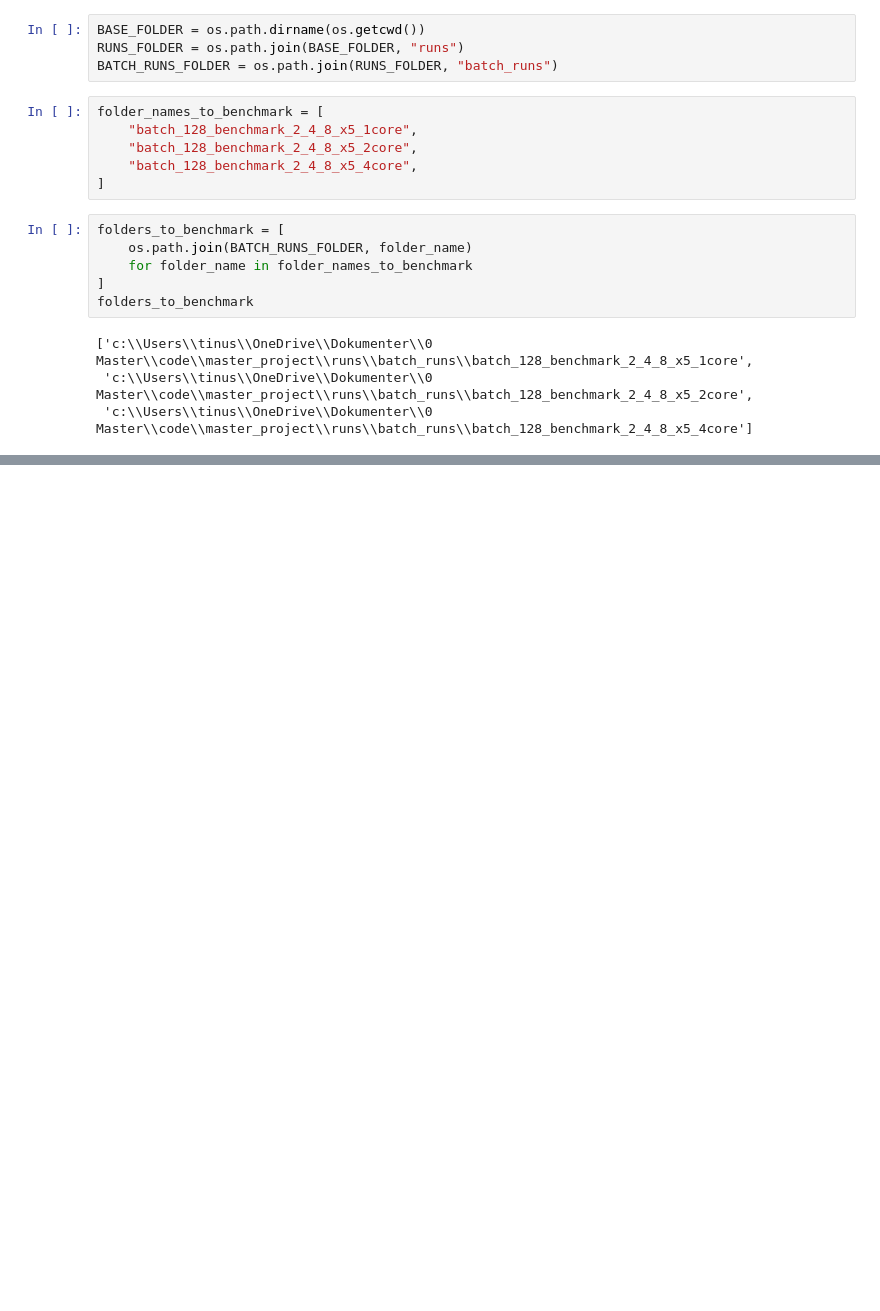
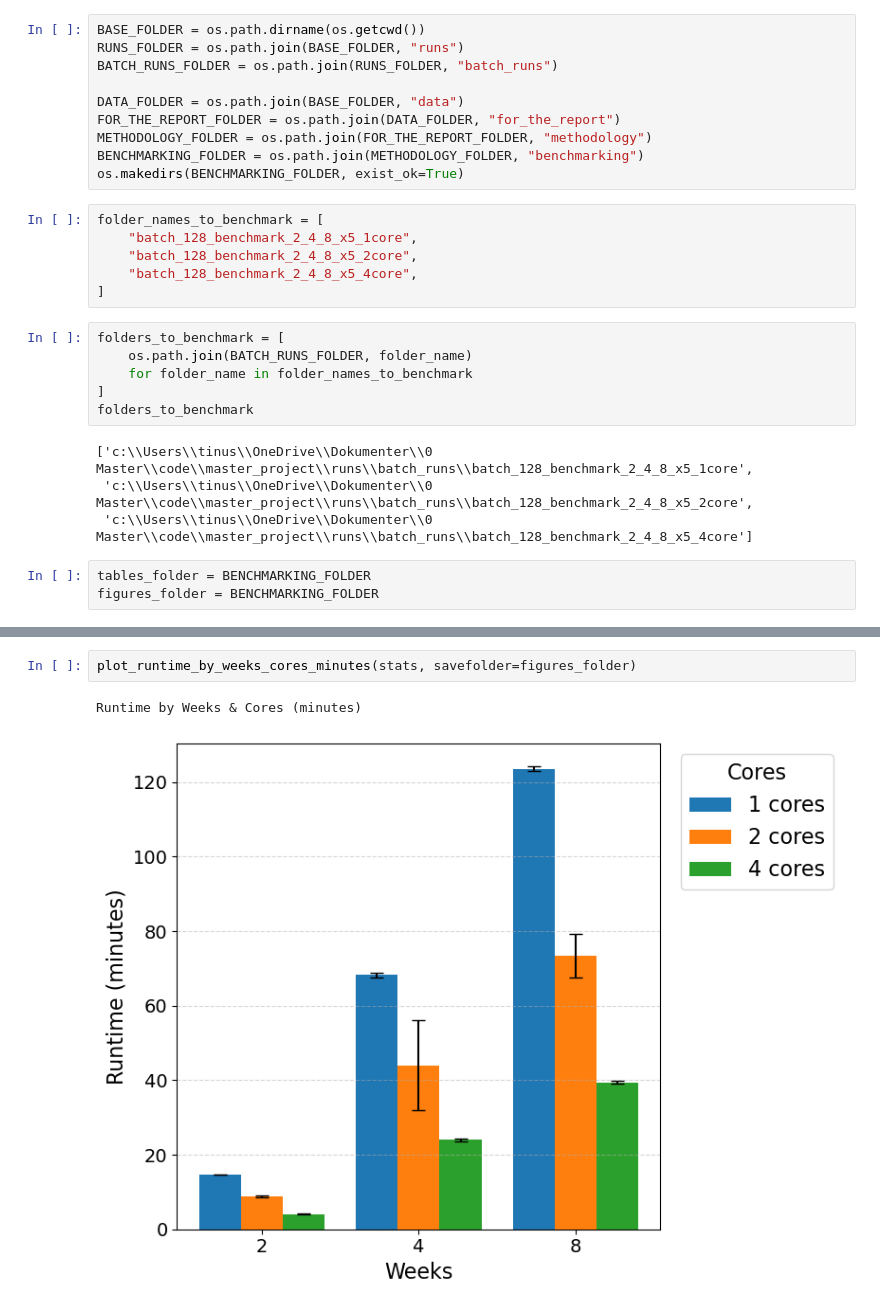
Before and after one commit to TinusAlsos/master_project, a Jupyter notebook: notebooks/benchmarking.ipynb, the cells around one changed output, grey strips where cells are left out. Saved outputs shown, nothing was run; the diff lists cells and outputs as text; blank space fills up the shorter version.

Commit message:
make benchmarking functionality, completed

```diff
--- a/notebooks/benchmarking.ipynb
+++ b/notebooks/benchmarking.ipynb
@@ -18,6 +18,12 @@ import utils
 BASE_FOLDER = os.path.dirname(os.getcwd())
 RUNS_FOLDER = os.path.join(BASE_FOLDER, "runs")
 BATCH_RUNS_FOLDER = os.path.join(RUNS_FOLDER, "batch_runs")
+
+DATA_FOLDER = os.path.join(BASE_FOLDER, "data")
+FOR_THE_REPORT_FOLDER = os.path.join(DATA_FOLDER, "for_the_report")
+METHODOLOGY_FOLDER = os.path.join(FOR_THE_REPORT_FOLDER, "methodology")
+BENCHMARKING_FOLDER = os.path.join(METHODOLOGY_FOLDER, "benchmarking")
+os.makedirs(BENCHMARKING_FOLDER, exist_ok=True)
 # %%
 folder_names_to_benchmark = [
     "batch_128_benchmark_2_4_8_x5_1core",
@@ -34,3 +40,6 @@ folders_to_benchmark
 ['c:\\Users\\tinus\\OneDrive\\Dokumenter\\0 Master\\code\\master_project\\runs\\batch_runs\\batch_128_benchmark_2_4_8_x5_1core',
  'c:\\Users\\tinus\\OneDrive\\Dokumenter\\0 Master\\code\\master_project\\runs\\batch_runs\\batch_128_benchmark_2_4_8_x5_2core',
  'c:\\Users\\tinus\\OneDrive\\Dokumenter\\0 Master\\code\\master_project\\runs\\batch_runs\\batch_128_benchmark_2_4_8_x5_4core']
+# %%
+tables_folder = BENCHMARKING_FOLDER
+figures_folder = BENCHMARKING_FOLDER
@@ -36,0 +197,5 @@ folders_to_benchmark
+# %%
+plot_runtime_by_weeks_cores_minutes(stats, savefolder=figures_folder)
+# %% [output]
+Runtime by Weeks & Cores (minutes)
+[figure, added]
```
Also changed, not shown: parts of 8 cells of this notebook, 5 other files.
